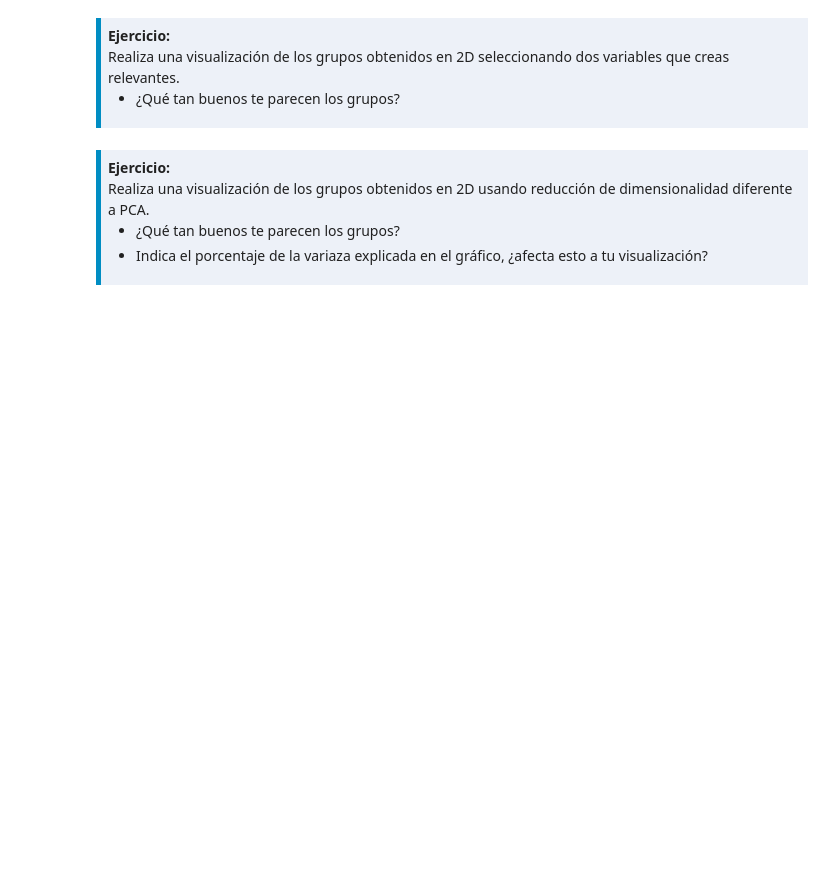
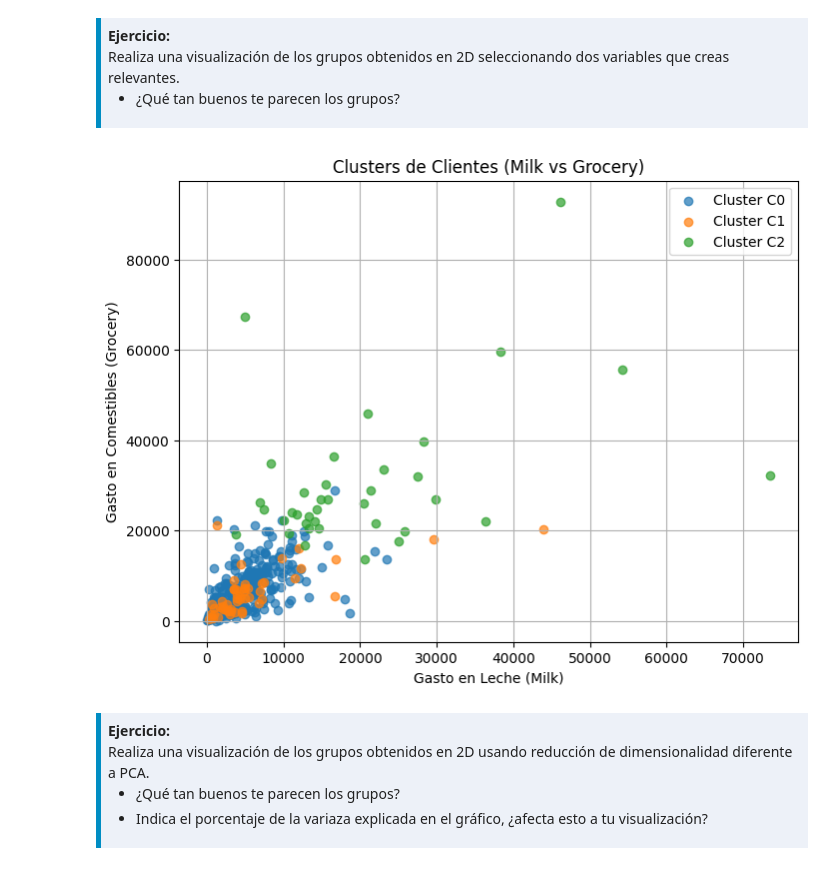
Before and after one commit to jennygn/Ejercicios, a Jupyter notebook: 4-Ejercicios/03-Agrupamiento-kMeans.ipynb, the cells around one changed output. Drawn from its saved outputs; the diff is of its cells as text; code cells hidden in the pictures; blank space fills up the shorter version.

```diff
--- a/4-Ejercicios/03-Agrupamiento-kMeans.ipynb
+++ b/4-Ejercicios/03-Agrupamiento-kMeans.ipynb
@@ -126,3 +144,27 @@ plt.plot(range(1, 10), inertia, marker='o')
   <li>Muestra algunos integrantes de cada grupo.</li>
 </ul>
 </div>
+# %%
+# Realizamos el agrupamiento
+modelo = KMeans(n_clusters=3, random_state=42)
+modelo.fit(X)
+
+# Asignamos las etiquetas
+labels = modelo.labels_
+
+# Agregar la información de clúster como C1, C2, C3, etc.
+data_products['Cluster'] = ['C' + str(c) for c in labels]
+
+# Revisar los primeros registros
+display(data_products.head())
+
+# Calcular la media de cada grupo
+medias_por_cluster = data_products.groupby('Cluster').mean()
+
+print("Promedio de gasto por categoría y clúster:")
+display(medias_por_cluster.round(2))
+# Calculamos el mínimo y el máximo para cada categoría de producto dentro de los clústeres
+min_max_grupos = data_products.groupby('Cluster').agg(['min', 'max'])
+
+print("Límites de gasto (Mínimos y Máximos) por Clúster:")
+display(min_max_grupos)
@@ -128,0 +191,4 @@ plt.plot(range(1, 10), inertia, marker='o')
+# %%
+for cluster in data_products['Cluster'].unique():
+    print(f'Cluster {cluster}: cantidad de elementos {data[data["Cluster"] == cluster].shape[0]}')
+    display(data_products[data['Cluster'] == cluster].head(5))
@@ -142,6 +232,20 @@ plt.plot(range(1, 10), inertia, marker='o')
   <li>¿Qué tan buenos te parecen los grupos?</li>
 </ul>
 </div>
+# %%
+plt.figure(figsize=(8, 6))
+for cluster in data_products['Cluster'].unique():
+    cluster_data = data_products[data_products['Cluster'] == cluster]
+    plt.scatter(cluster_data['Milk'], cluster_data['Grocery'], label=f'Cluster {cluster}', alpha=0.7)
+
+plt.xlabel('Gasto en Leche (Milk)')
+plt.ylabel('Gasto en Comestibles (Grocery)')
+plt.title('Clusters de Clientes (Milk vs Grocery)')
+plt.legend()
+plt.grid(True)
+plt.show()
+# %% [output]
+[figure, added]
 # %% [markdown]
 <div style="background-color: #edf1f8; border-color: #008dc3; border-left: 5px solid #008dc3; padding: 0.5em;">
 <strong>Ejercicio:</strong><br>
```
Also changed, not shown: parts of 8 cells of this notebook.
